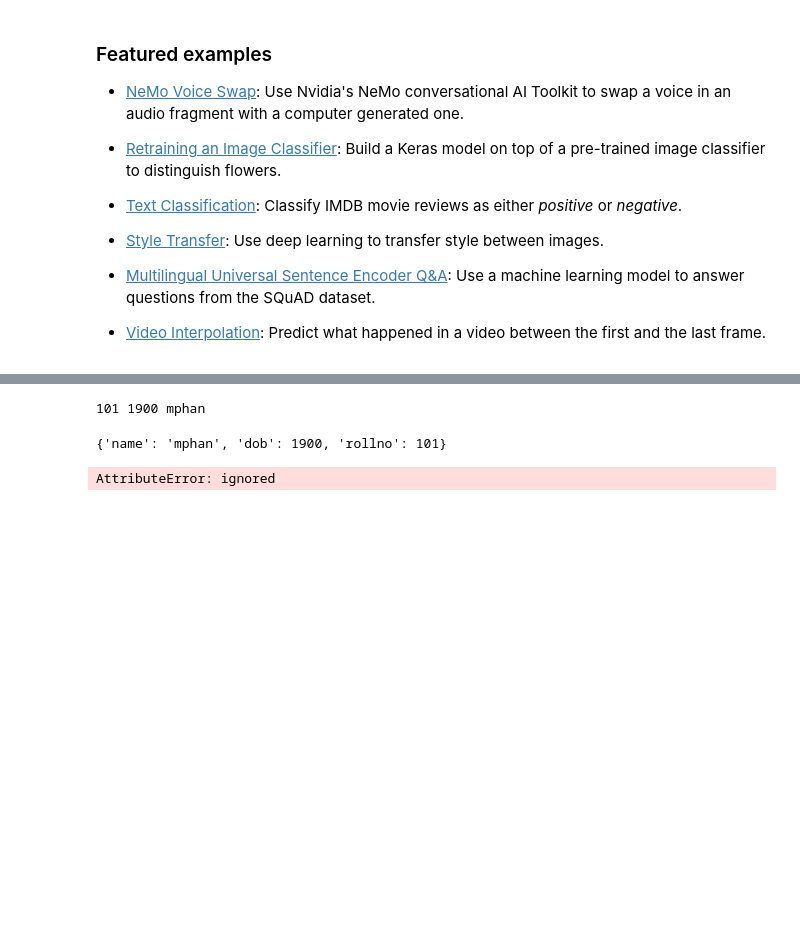
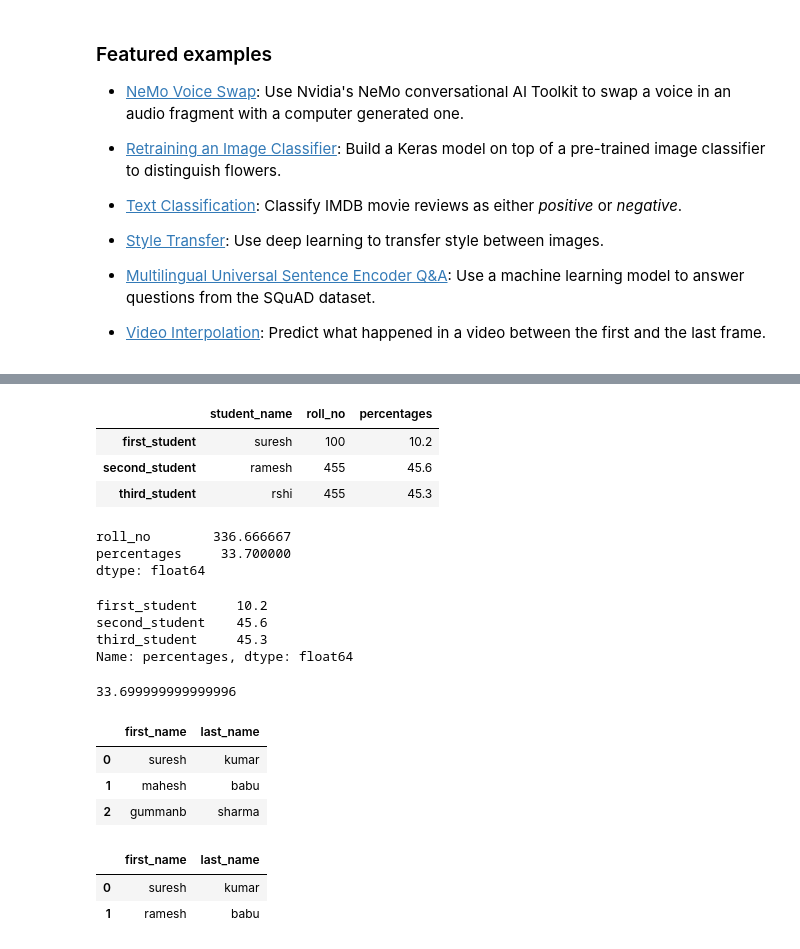
Before and after one commit to harshal0427/harshal0427, a Jupyter notebook: Welcome_To_Colaboratory.ipynb, the cells around one changed output, grey strips where cells are left out. Drawn from its saved outputs; the diff is of its cells as text; code cells hidden in the pictures; blank space fills up the shorter version.

```diff
--- a/Welcome_To_Colaboratory.ipynb
+++ b/Welcome_To_Colaboratory.ipynb
@@ -245,22 +152,0 @@ print(q.rollno,q.dob,q.name)
-# %%
-class Student:
-  def _init_(self,name,rollno,dob,city):
-    self.name = name
-    self.rollno = rollno
-    self.dob = dob
-    self.city =city
-    stu1 =Student("raj",555,'415','ratibafd')
-print(stu1.rollno,stu1.dob,stu1.name)
-
-def pay_fees(self,ammount):
-  return self.fees-ammount
-# %% [output]
-101 1900 mphan
-# %%
-print(stu1.__dict__)
-# %% [output]
-{'name': 'mphan', 'dob': 1900, 'rollno': 101}
-# %%
-print(stu1.__mro__)
-# %% [output]
-AttributeError: ignored
@@ -281,0 +153,27 @@ class Student(Person):
+# %%
+import pandas as pd
+df1=pd.DataFrame([["suresh",100,10.2],["ramesh",455,45.6],["rshi",455,45.3]],columns=["student_name","roll_no","percentages"],index=["first_student","second_student","third_student"])
+# %%
+df1
+# %% [output]
+|  | student_name | roll_no | percentages |
+| first_student | suresh | 100 | 10.2 |
+| second_student | ramesh | 455 | 45.6 |
+| third_student | rshi | 455 | 45.3 |
+# %%
+df1.mean()
+# %% [output]
+roll_no        336.666667
+percentages     33.700000
+dtype: float64
+# %%
+df1.percentages
+# %% [output]
+first_student     10.2
+second_student    45.6
+third_student     45.3
+Name: percentages, dtype: float64
+# %%
+df1.percentages.mean()
+# %% [output]
+33.699999999999996
@@ -281,0 +185,7 @@ class Student(Person):
+# %%
+df2
+# %% [output]
+|  | first_name | last_name |
+| 0 | suresh | kumar |
+| 1 | mahesh | babu |
+| 2 | gummanb | sharma |
@@ -281,0 +199,6 @@ class Student(Person):
+# %%
+df2
+# %% [output]
+|  | first_name | last_name |
+| 0 | suresh | kumar |
+| 1 | ramesh | babu |
```
Also changed, not shown: parts of 12 cells of this notebook.
